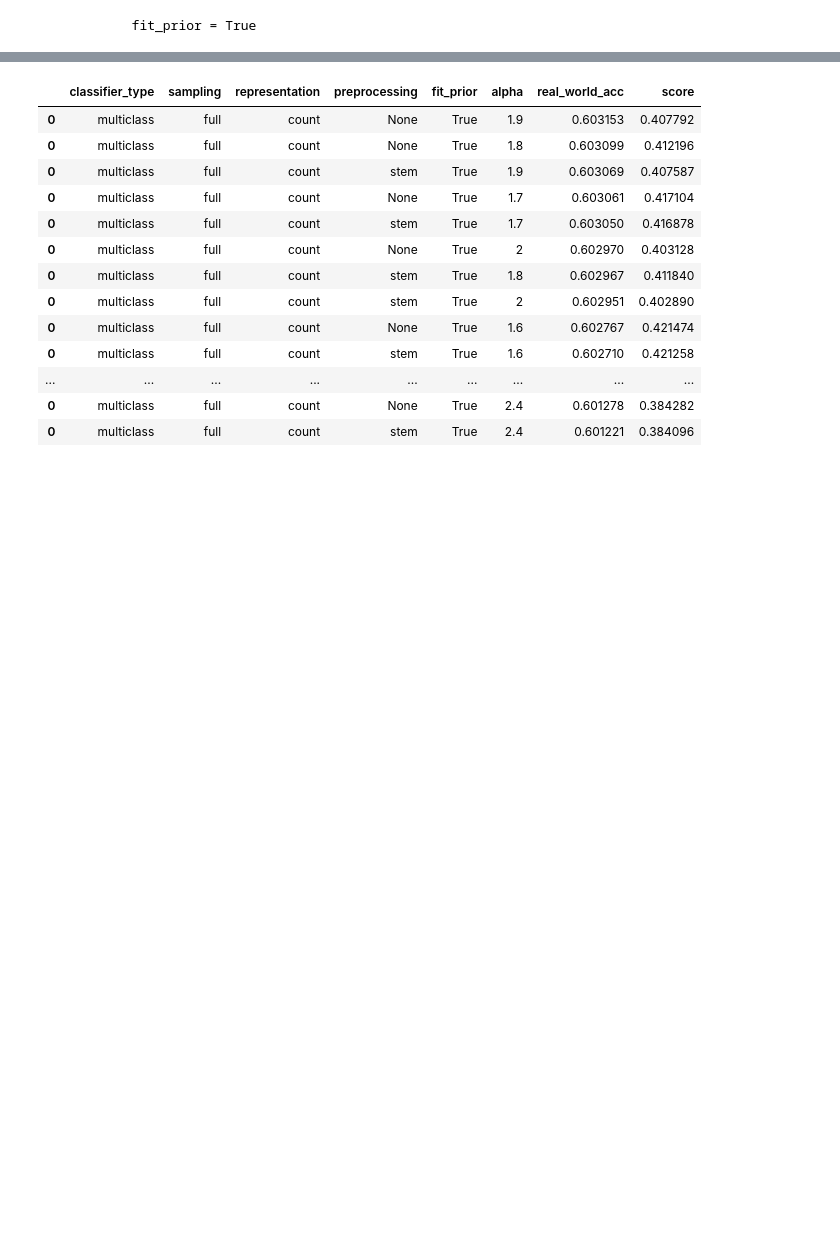
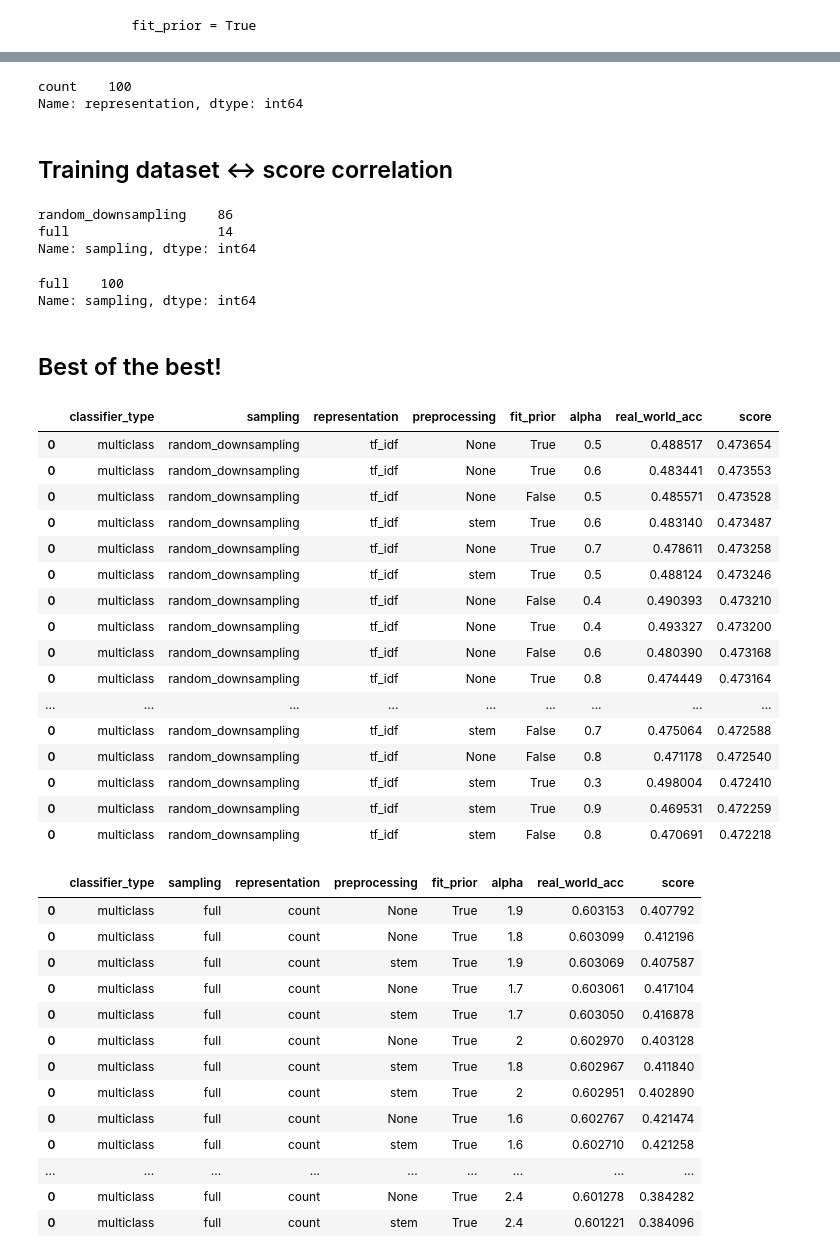
Before and after one commit to Asgavar/amazon-reviews, a Jupyter notebook: naive-bayes.ipynb, the cells around one changed output, grey strips where cells are left out. Drawn from its saved outputs; the diff is of its cells as text; code cells hidden in the pictures; blank space fills up the shorter version.

```diff
--- a/naive-bayes.ipynb
+++ b/naive-bayes.ipynb
@@ -96,3 +104,43 @@ sampling = full
+# %%
+results_df.sort_values('real_world_acc', ascending=False).head(100)['representation'].value_counts()
+# %% [output]
+count    100
+Name: representation, dtype: int64
+# %% [markdown]
+## Training dataset <-> score correlation
+# %%
+results_df.sort_values('score', ascending=False).head(100)['sampling'].value_counts()
+# %% [output]
+random_downsampling    86
+full                   14
+Name: sampling, dtype: int64
+# %%
+results_df.sort_values('real_world_acc', ascending=False).head(100)['sampling'].value_counts()
+# %% [output]
+full    100
+Name: sampling, dtype: int64
+# %% [markdown]
+## Best of the best!
+# %%
+results_df.sort_values('score', ascending=False).head(25)
+# %% [output]
+|  | classifier_type | sampling | representation | preprocessing | fit_prior | alpha | real_world_acc | score |
+| 0 | multiclass | random_downsampling | tf_idf | None | True | 0.5 | 0.488517 | 0.473654 |
+| 0 | multiclass | random_downsampling | tf_idf | None | True | 0.6 | 0.483441 | 0.473553 |
+| 0 | multiclass | random_downsampling | tf_idf | None | False | 0.5 | 0.485571 | 0.473528 |
+| 0 | multiclass | random_downsampling | tf_idf | stem | True | 0.6 | 0.483140 | 0.473487 |
+| 0 | multiclass | random_downsampling | tf_idf | None | True | 0.7 | 0.478611 | 0.473258 |
+| 0 | multiclass | random_downsampling | tf_idf | stem | True | 0.5 | 0.488124 | 0.473246 |
+| 0 | multiclass | random_downsampling | tf_idf | None | False | 0.4 | 0.490393 | 0.473210 |
+| 0 | multiclass | random_downsampling | tf_idf | None | True | 0.4 | 0.493327 | 0.473200 |
+| 0 | multiclass | random_downsampling | tf_idf | None | False | 0.6 | 0.480390 | 0.473168 |
+| 0 | multiclass | random_downsampling | tf_idf | None | True | 0.8 | 0.474449 | 0.473164 |
+| ... | ... | ... | ... | ... | ... | ... | ... | ... |
+| 0 | multiclass | random_downsampling | tf_idf | stem | False | 0.7 | 0.475064 | 0.472588 |
+| 0 | multiclass | random_downsampling | tf_idf | None | False | 0.8 | 0.471178 | 0.472540 |
+| 0 | multiclass | random_downsampling | tf_idf | stem | True | 0.3 | 0.498004 | 0.472410 |
+| 0 | multiclass | random_downsampling | tf_idf | stem | True | 0.9 | 0.469531 | 0.472259 |
+| 0 | multiclass | random_downsampling | tf_idf | stem | False | 0.8 | 0.470691 | 0.472218 |
 # %%
 results_df.sort_values('real_world_acc', ascending=False).head(25)
 # %% [output]
```
Also changed, not shown: parts of 7 cells of this notebook, 1 other file.
